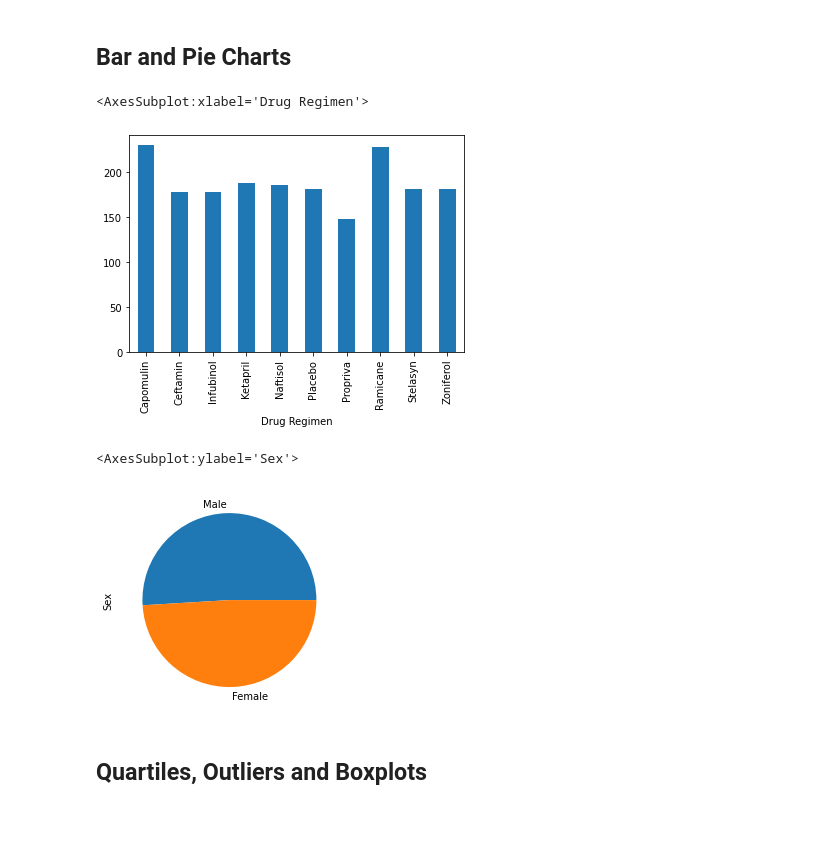
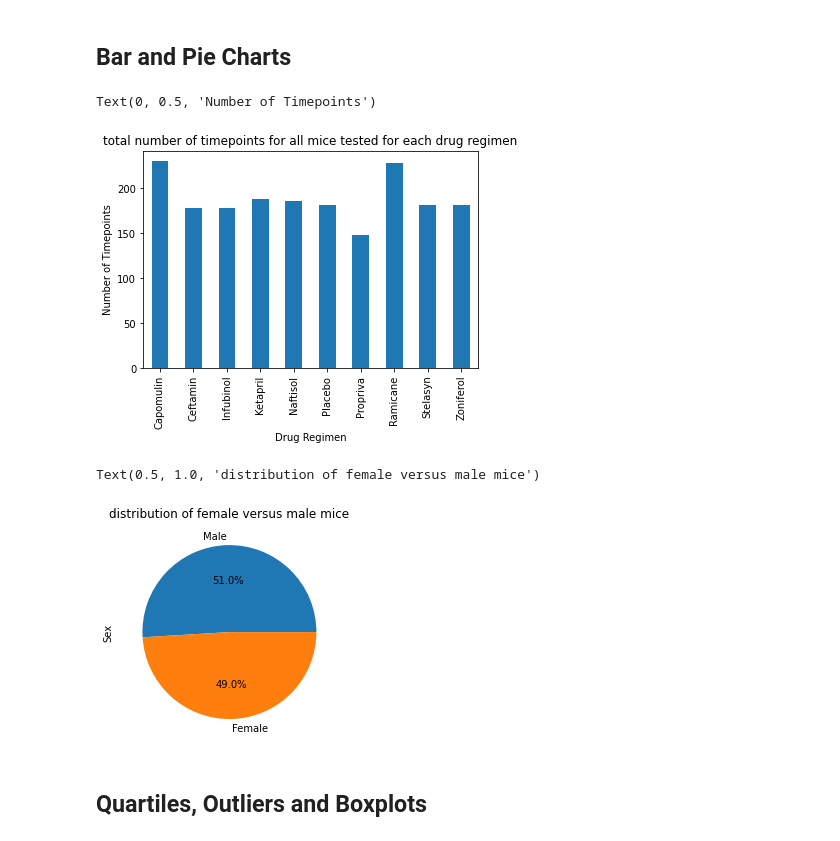
Before and after one commit to lilphonsdale/matplotlib-challenge, a Jupyter notebook: Pymaceuticals/pymaceuticals_analysis.ipynb, the cells around one changed output. Saved outputs shown, nothing was run; the diff lists cells and outputs as text; code cells hidden in the pictures.

```diff
--- a/Pymaceuticals/pymaceuticals_analysis.ipynb
+++ b/Pymaceuticals/pymaceuticals_analysis.ipynb
@@ -144,21 +144,26 @@ df.groupby("Drug Regimen")['Tumor Volume (mm3)'].agg(['mean','median','var','std
 # %%
 # Generate a bar plot showing the total number of timepoints for all mice tested for each drug regimen using Pandas.
 
 timepoints = regimen['Timepoint'].count()
 timepoints.plot.bar()
+
+plt.title("total number of timepoints for all mice tested for each drug regimen")
+plt.xlabel("Drug Regimen")
+plt.ylabel("Number of Timepoints")
 # %% [output]
-<AxesSubplot:xlabel='Drug Regimen'>
+Text(0, 0.5, 'Number of Timepoints')
-[figure, old version]
+[figure, new version]
 # %%
 # Generate a bar plot showing the total number of timepoints for all mice tested for each drug regimen using pyplot.
 # %%
 # Generate a pie plot showing the distribution of female versus male mice using Pandas
 
 sex = df['Sex'].value_counts()
-sex.plot.pie()
+sex.plot.pie(autopct="%1.1f%%")
+plt.title("distribution of female versus male mice")
 # %% [output]
-<AxesSubplot:ylabel='Sex'>
+Text(0.5, 1.0, 'distribution of female versus male mice')
-[figure, old version]
+[figure, new version]
 # %%
 # Generate a pie plot showing the distribution of female versus male mice using pyplot
 # %% [markdown]
```
Also changed, not shown: parts of 5 cells of this notebook.
